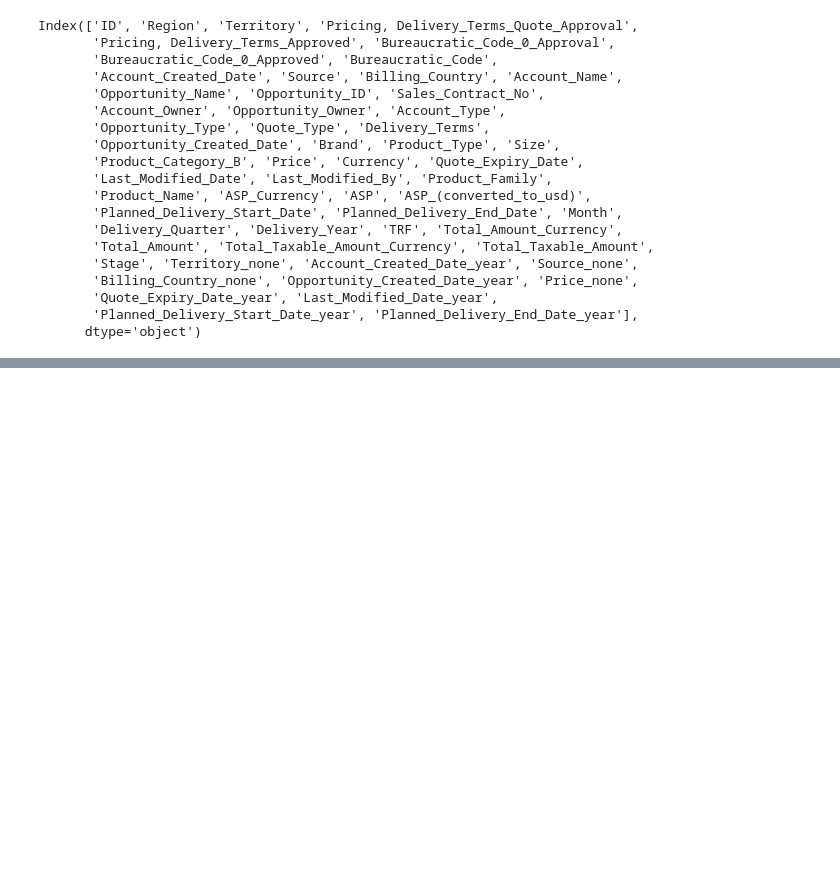
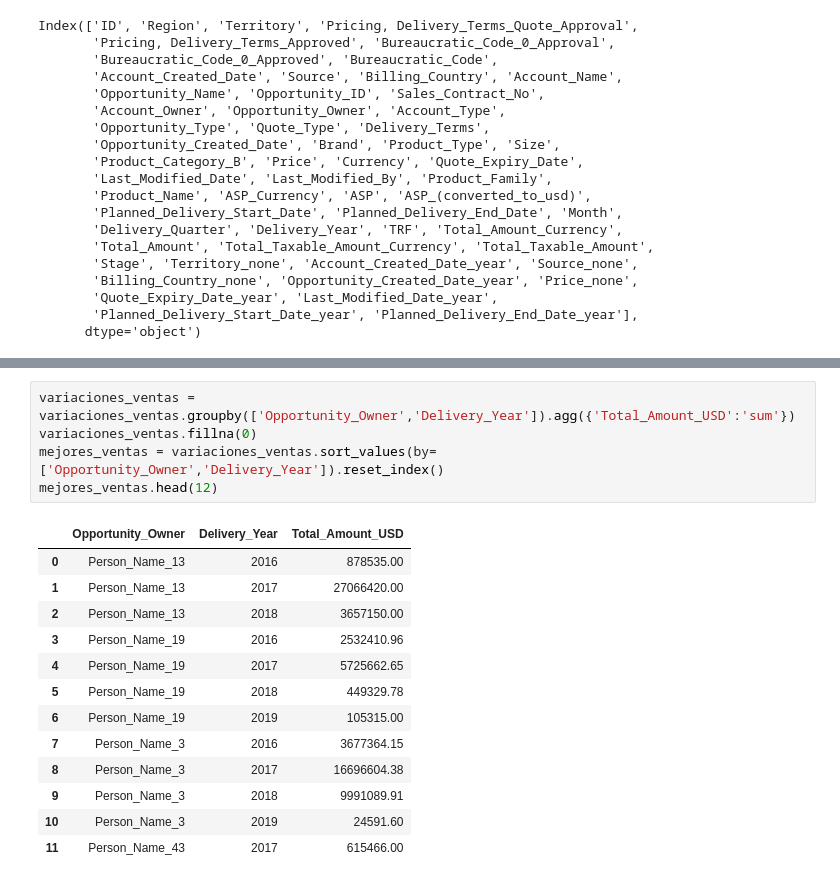
Before and after one commit to ariel55/summerdata_visuchallenge, a Jupyter notebook: 001VisuChallenge_analisis_columnas.ipynb, the cells around one changed output, grey strips where cells are left out. Saved outputs shown, nothing was run; the diff lists cells and outputs as text; blank space fills up the shorter version.

```diff
--- a/001VisuChallenge_analisis_columnas.ipynb
+++ b/001VisuChallenge_analisis_columnas.ipynb
@@ -656,0 +761,19 @@ Index(['ID', 'Region', 'Territory', 'Pricing, Delivery_Terms_Quote_Approval',
+# %%
+variaciones_ventas = variaciones_ventas.groupby(['Opportunity_Owner','Delivery_Year']).agg({'Total_Amount_USD':'sum'})
+variaciones_ventas.fillna(0)
+mejores_ventas = variaciones_ventas.sort_values(by=['Opportunity_Owner','Delivery_Year']).reset_index()
+mejores_ventas.head(12)
+# %% [output]
+|  | Opportunity_Owner | Delivery_Year | Total_Amount_USD |
+| 0 | Person_Name_13 | 2016 | 878535.00 |
+| 1 | Person_Name_13 | 2017 | 27066420.00 |
+| 2 | Person_Name_13 | 2018 | 3657150.00 |
+| 3 | Person_Name_19 | 2016 | 2532410.96 |
+| 4 | Person_Name_19 | 2017 | 5725662.65 |
+| 5 | Person_Name_19 | 2018 | 449329.78 |
+| 6 | Person_Name_19 | 2019 | 105315.00 |
+| 7 | Person_Name_3 | 2016 | 3677364.15 |
+| 8 | Person_Name_3 | 2017 | 16696604.38 |
+| 9 | Person_Name_3 | 2018 | 9991089.91 |
+| 10 | Person_Name_3 | 2019 | 24591.60 |
+| 11 | Person_Name_43 | 2017 | 615466.00 |
```
Also changed, not shown: parts of 59 cells of this notebook.
